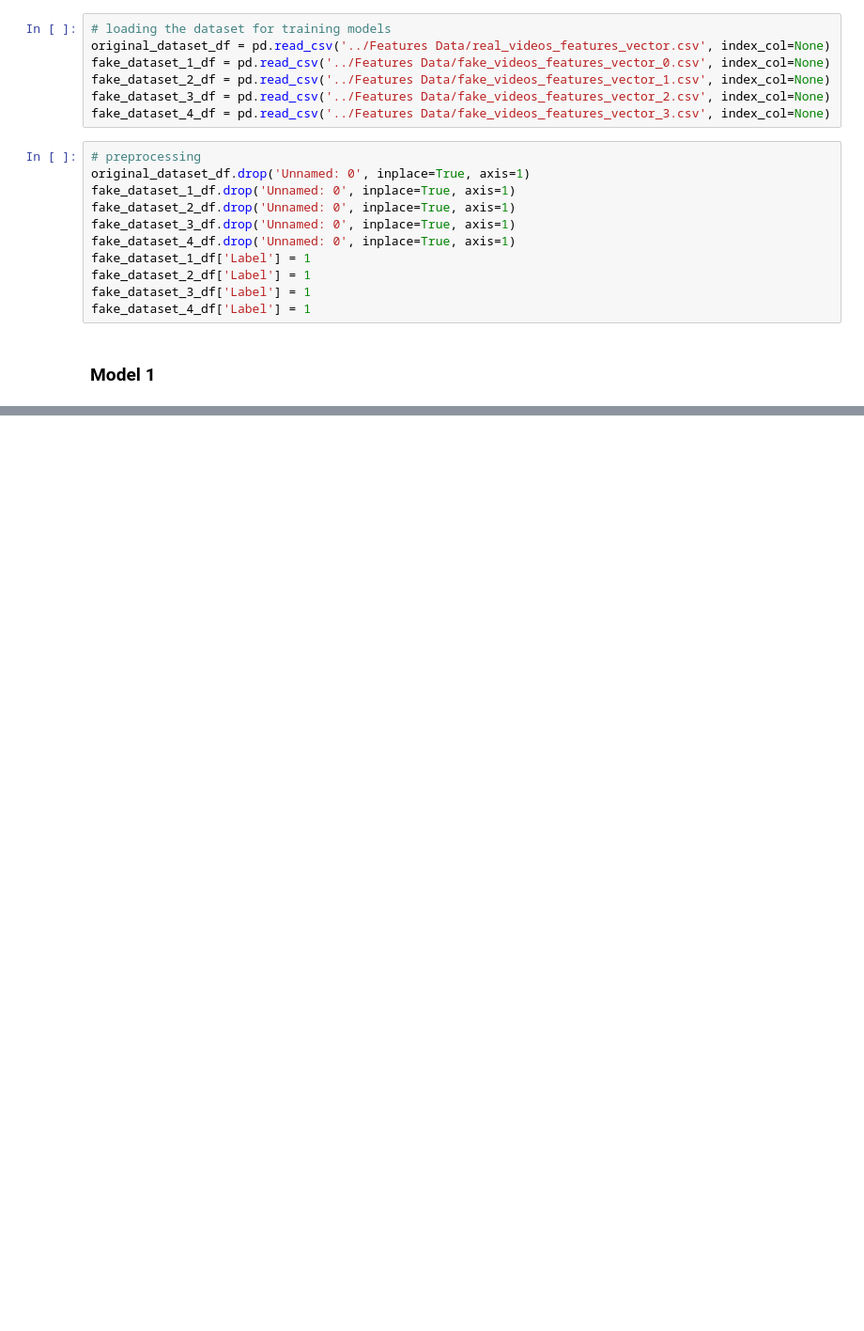
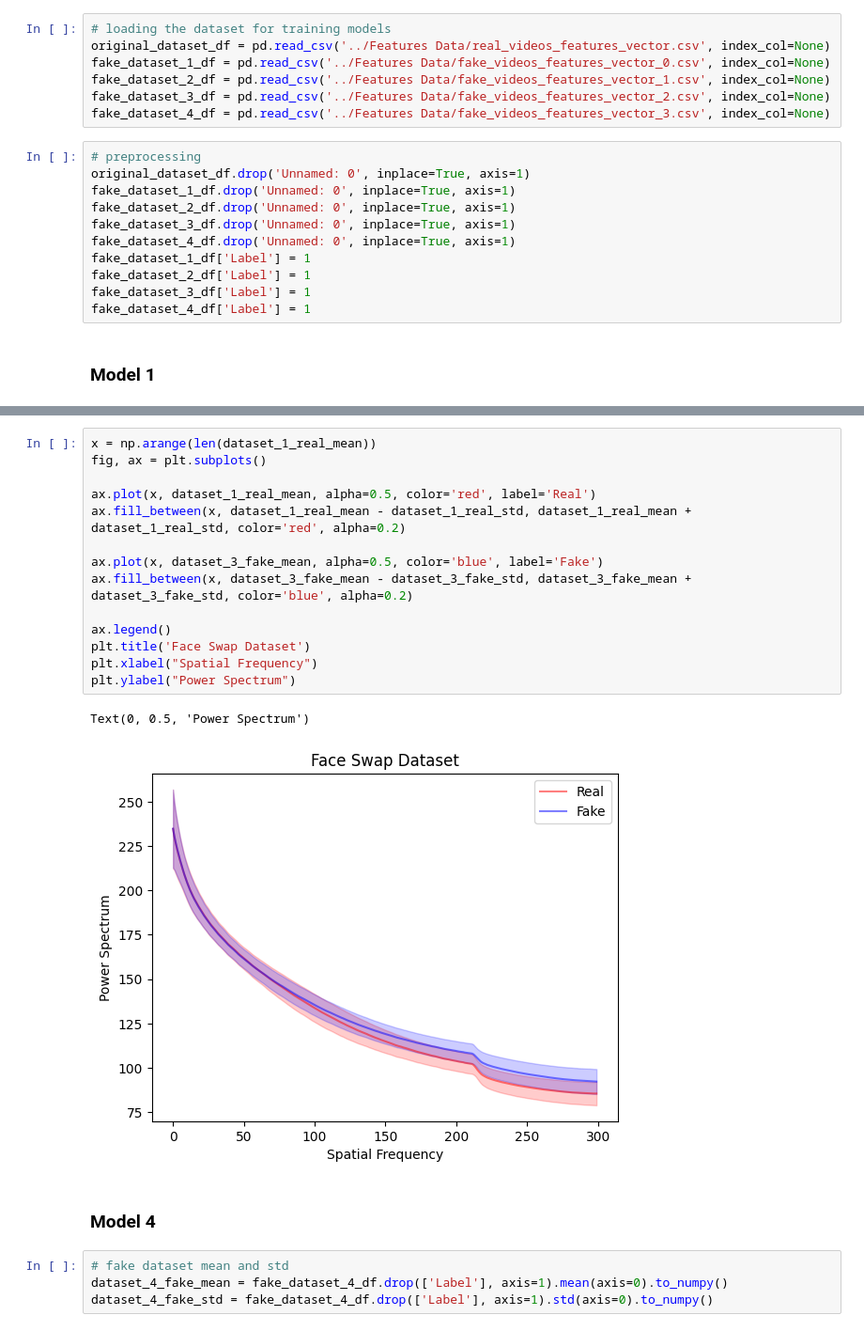
Before and after one commit to Omar-ahmed314/Revelio, a Jupyter notebook: Modules/dft/Scripts/data_visualization.ipynb, the cells around one changed output, grey strips where cells are left out. Shown at 94% size. Drawn from its saved outputs; the diff is of its cells as text; blank space fills up the shorter version.

```diff
--- a/Modules/dft/Scripts/data_visualization.ipynb
+++ b/Modules/dft/Scripts/data_visualization.ipynb
@@ -29,0 +79,23 @@ dataset_1_real_std = dataset_1.loc[dataset_1['Label'] == 0].drop(['Label'], axis
+# %%
+x = np.arange(len(dataset_1_real_mean))
+fig, ax = plt.subplots()
+
+ax.plot(x, dataset_1_real_mean, alpha=0.5, color='red', label='Real')
+ax.fill_between(x, dataset_1_real_mean - dataset_1_real_std, dataset_1_real_mean + dataset_1_real_std, color='red', alpha=0.2)
+
+ax.plot(x, dataset_3_fake_mean, alpha=0.5, color='blue', label='Fake')
+ax.fill_between(x, dataset_3_fake_mean - dataset_3_fake_std, dataset_3_fake_mean + dataset_3_fake_std, color='blue', alpha=0.2)
+
+ax.legend()
+plt.title('Face Swap Dataset')
+plt.xlabel("Spatial Frequency")
+plt.ylabel("Power Spectrum")
+# %% [output]
+Text(0, 0.5, 'Power Spectrum')
+[figure, added]
+# %% [markdown]
+### Model 4
+# %%
+# fake dataset mean and std
+dataset_4_fake_mean = fake_dataset_4_df.drop(['Label'], axis=1).mean(axis=0).to_numpy()
+dataset_4_fake_std = fake_dataset_4_df.drop(['Label'], axis=1).std(axis=0).to_numpy()
```
Also changed, not shown: parts of 11 cells of this notebook.
